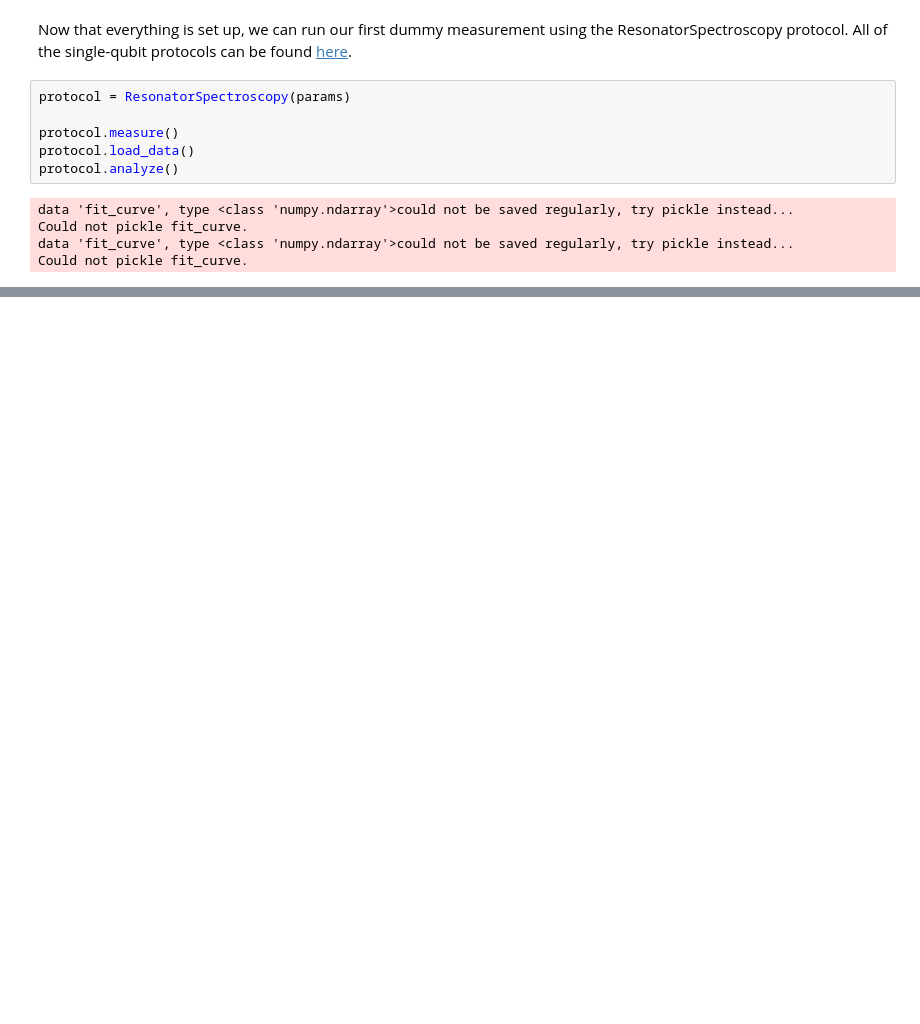
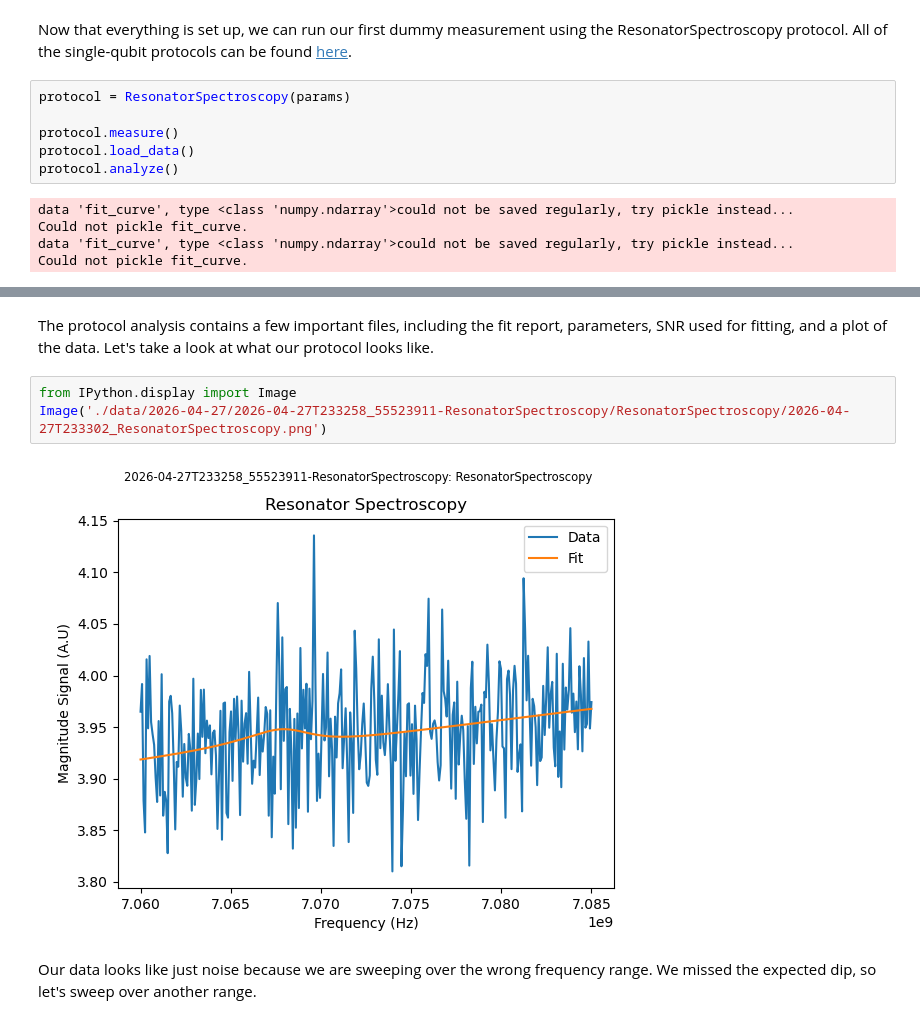
Before and after one commit to toolsforexperiments/toolsforexperiments.github.io, a Jupyter notebook: docs/examples/qubit.ipynb, the cells around one changed output, grey strips where cells are left out. Saved outputs shown, nothing was run; the diff lists cells and outputs as text; blank space fills up the shorter version.

```diff
--- a/docs/examples/qubit.ipynb
+++ b/docs/examples/qubit.ipynb
@@ -95,0 +124,9 @@ Could not pickle fit_curve.
+# %% [markdown]
+The protocol analysis contains a few important files, including the fit report, parameters, SNR used for fitting, and a plot of the data. Let's take a look at what our protocol looks like.
+# %%
+from IPython.display import Image
+Image('./data/2026-04-27/2026-04-27T233258_55523911-ResonatorSpectroscopy/ResonatorSpectroscopy/2026-04-27T233302_ResonatorSpectroscopy.png')
+# %% [output]
+[figure, added]
+# %% [markdown]
+Our data looks like just noise because we are sweeping over the wrong frequency range. We missed the expected dip, so let's sweep over another range.
```
Also changed, not shown: parts of 15 cells of this notebook, 1 other file.
